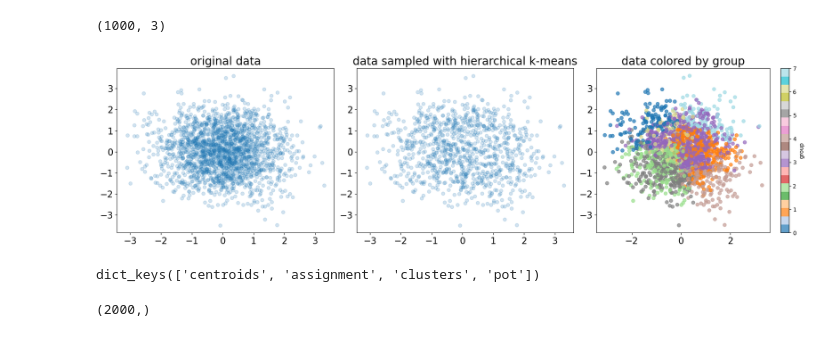
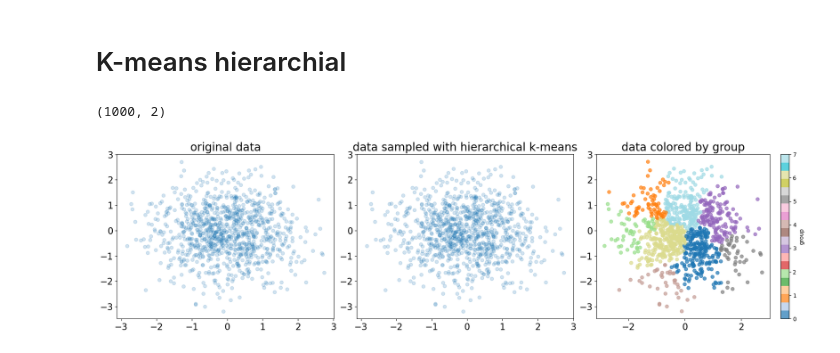
Before and after one commit to project-fairmi/fairmi-framework, a Jupyter notebook: src/projects/group_similarity/test.ipynb, the cells around one changed output. Drawn from its saved outputs; the diff is of its cells as text; code cells hidden in the pictures.

```diff
--- a/src/projects/group_similarity/test.ipynb
+++ b/src/projects/group_similarity/test.ipynb
@@ -1,3 +1,5 @@
+# %% [markdown]
+# K-means hierarchial
 # %%
 import torch
 import numpy as np
@@ -23,7 +25,7 @@ def make_ring(n, rmin, rmax):
 #     make_ring(8000, 0.7, 1.0) + np.array([1.2, 0.2]),
 # ])
 
-data = np.random.randn(2000, 3)
+data = np.random.randn(1000, 2)
 
 clusters = hkmg.hierarchical_kmeans_with_resampling(
   data=torch.tensor(data, device="cuda", dtype=torch.float32),
@@ -31,40 +33,32 @@ clusters = hkmg.hierarchical_kmeans_with_resampling(
   n_levels=2,
   sample_sizes=[8, 2],
   verbose=False,
 )
 
 cl = HierarchicalCluster.from_dict(clusters)
 sampled_indices = hierarchical_sampling(cl, target_size=1000)
 sampled_points = data[sampled_indices]
 print(sampled_points.shape)
 
 groups = group_number(clusters)
 
 figh, figw = 1, 3  # Changed to add a third subplot
 fig, axs = plt.subplots(figh, figw, figsize=(6 * figw, 5 * figh))
 axs[0].scatter(data[:, 0], data[:, 1], alpha=0.2)
 axs[0].set_title("original data", fontsize=20)
 axs[0].tick_params(labelsize=16)
 axs[1].scatter(sampled_points[:, 0], sampled_points[:, 1], alpha=0.2)
 axs[1].set_title("data sampled with hierarchical k-means", fontsize=20)
 axs[1].tick_params(labelsize=16)
 
 # Third plot: color by group
 scatter = axs[2].scatter(data[:, 0], data[:, 1], c=groups, cmap='tab20', alpha=0.7)
 axs[2].set_title("data colored by group", fontsize=20)
 axs[2].tick_params(labelsize=16)
 plt.colorbar(scatter, ax=axs[2], label="group")
 
 plt.tight_layout()
 plt.show()
 # %% [output]
-(1000, 3)
+(1000, 2)
-[figure, old version]
+[figure, new version]
-# %%
-clusters[0].keys()
-# %% [output]
-dict_keys(['centroids', 'assignment', 'clusters', 'pot'])
-# %%
-clusters[0]['assignment'].shape
-# %% [output]
-(2000,)
```
Also changed, not shown: parts of 16 cells of this notebook, 4 other files.
